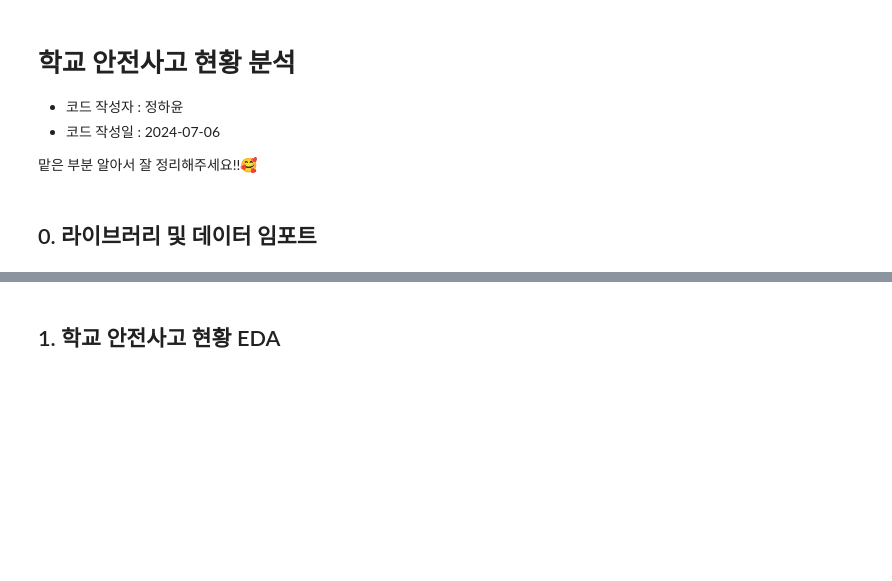
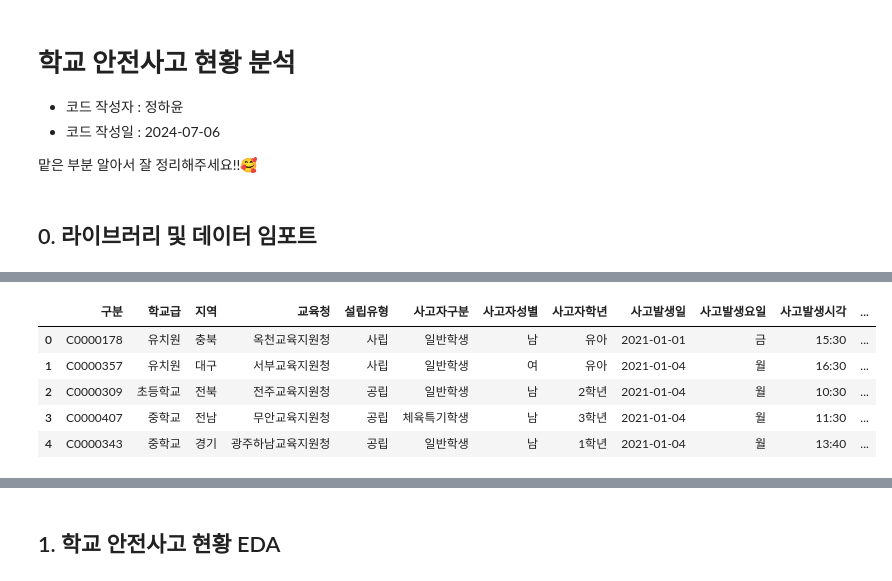
Before and after one commit to CHOIEUNHYE/school-accidents, a Jupyter notebook: code/eda/학교안전사고현황eda_정하윤.ipynb, the cells around one changed output, grey strips where cells are left out. Saved outputs shown, nothing was run; the diff lists cells and outputs as text; code cells hidden in the pictures; blank space fills up the shorter version.

```diff
--- a/code/eda/학교안전사고현황eda_정하윤.ipynb
+++ b/code/eda/학교안전사고현황eda_정하윤.ipynb
@@ -18,0 +94,9 @@ df_2023 = pd.read_excel('../data/★2019~2023 학교안전사고 데이터_수
+# %%
+df2021.head()
+# %% [output]
+|  | 구분 | 학교급 | 지역 | 교육청 | 설립유형 | 사고자구분 | 사고자성별 | 사고자학년 | 사고발생일 | 사고발생요일 | 사고발생시각 | ... |
+| 0 | C0000178 | 유치원 | 충북 | 옥천교육지원청 | 사립 | 일반학생 | 남 | 유아 | 2021-01-01 | 금 | 15:30 | ... |
+| 1 | C0000357 | 유치원 | 대구 | 서부교육지원청 | 사립 | 일반학생 | 여 | 유아 | 2021-01-04 | 월 | 16:30 | ... |
+| 2 | C0000309 | 초등학교 | 전북 | 전주교육지원청 | 공립 | 일반학생 | 남 | 2학년 | 2021-01-04 | 월 | 10:30 | ... |
+| 3 | C0000407 | 중학교 | 전남 | 무안교육지원청 | 공립 | 체육특기학생 | 남 | 3학년 | 2021-01-04 | 월 | 11:30 | ... |
+| 4 | C0000343 | 중학교 | 경기 | 광주하남교육지원청 | 공립 | 일반학생 | 남 | 1학년 | 2021-01-04 | 월 | 13:40 | ... |
```
Also changed, not shown: parts of 174 cells of this notebook.
